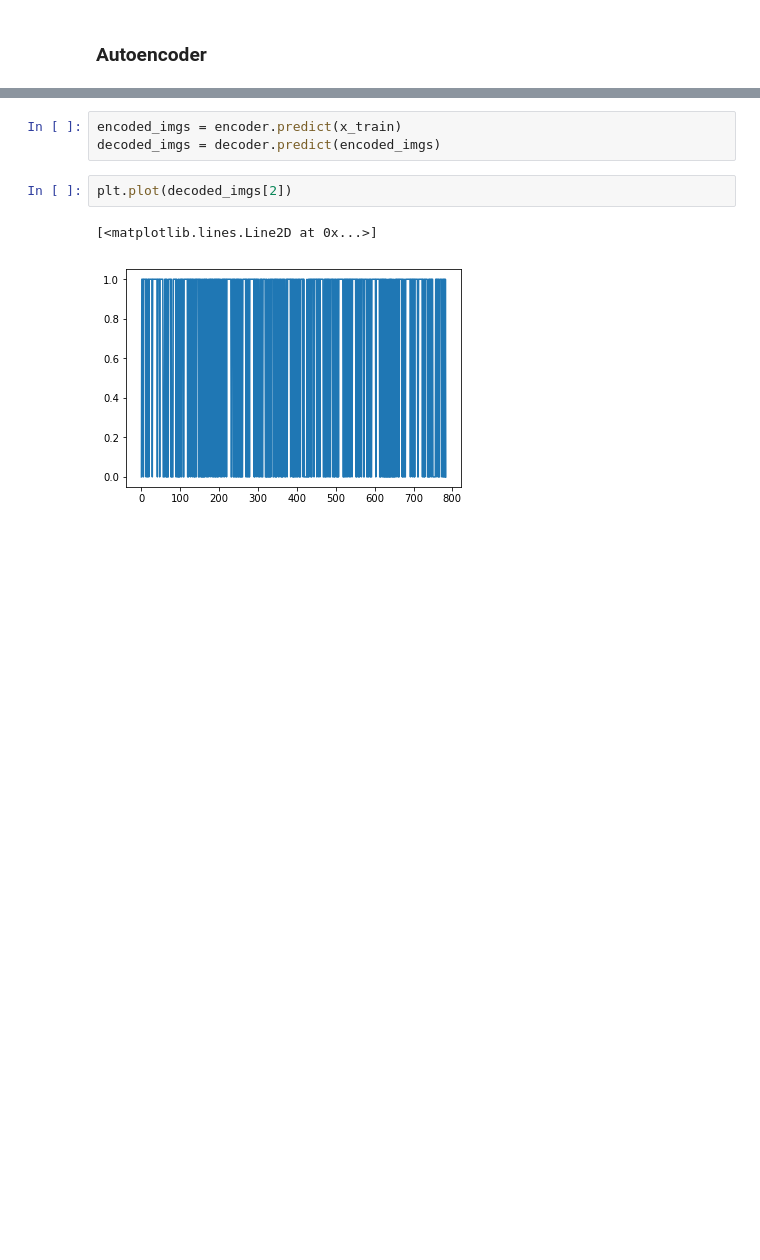
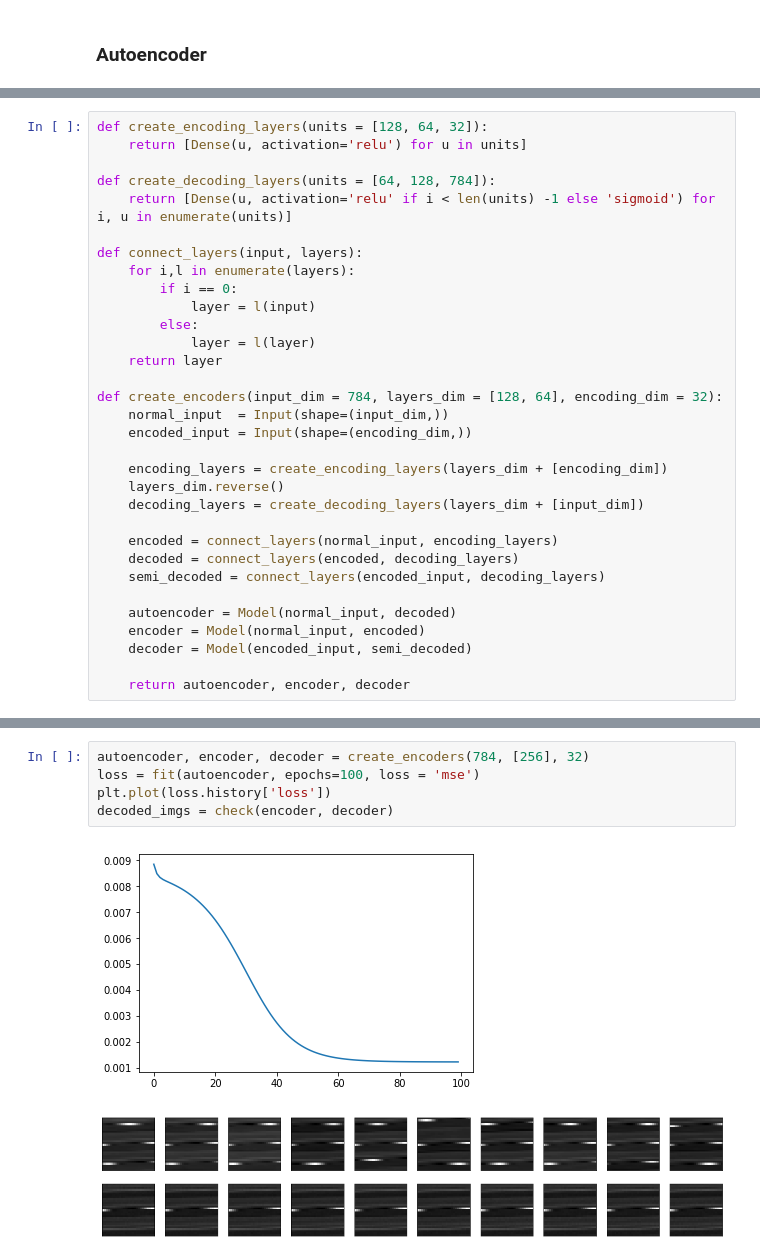
Before and after one commit to piotrbazan/machine-learning, a Jupyter notebook: projects/ecg/ecg.ipynb, the cells around one changed output, grey strips where cells are left out. Drawn from its saved outputs; the diff is of its cells as text; blank space fills up the shorter version.

```diff
--- a/projects/ecg/ecg.ipynb
+++ b/projects/ecg/ecg.ipynb
@@ -81,0 +55,32 @@ autoencoder.compile(optimizer='adadelta', loss='binary_crossentropy')
+# %%
+def create_encoding_layers(units = [128, 64, 32]):
+    return [Dense(u, activation='relu') for u in units]
+
+def create_decoding_layers(units = [64, 128, 784]):
+    return [Dense(u, activation='relu' if i < len(units) -1 else 'sigmoid') for i, u in enumerate(units)]
+
+def connect_layers(input, layers):
+    for i,l in enumerate(layers):
+        if i == 0:
+            layer = l(input)
+        else:
+            layer = l(layer)
+    return layer
+
+def create_encoders(input_dim = 784, layers_dim = [128, 64], encoding_dim = 32):
+    normal_input  = Input(shape=(input_dim,))
+    encoded_input = Input(shape=(encoding_dim,))
+
+    encoding_layers = create_encoding_layers(layers_dim + [encoding_dim])
+    layers_dim.reverse()
+    decoding_layers = create_decoding_layers(layers_dim + [input_dim])
+
+    encoded = connect_layers(normal_input, encoding_layers)
+    decoded = connect_layers(encoded, decoding_layers)
+    semi_decoded = connect_layers(encoded_input, decoding_layers)
+
+    autoencoder = Model(normal_input, decoded)
+    encoder = Model(normal_input, encoded)
+    decoder = Model(encoded_input, semi_decoded)
+
+    return autoencoder, encoder, decoder
@@ -108,8 +143,8 @@ Epoch 5/5
-# %%
-encoded_imgs = encoder.predict(x_train)
-decoded_imgs = decoder.predict(encoded_imgs)
-# %%
-plt.plot(decoded_imgs[2])
-# %% [output]
-[<matplotlib.lines.Line2D at 0x...>]
-[figure, removed]
+# %%
+autoencoder, encoder, decoder = create_encoders(784, [256], 32)
+loss = fit(autoencoder, epochs=100, loss = 'mse')
+plt.plot(loss.history['loss'])
+decoded_imgs = check(encoder, decoder)
+# %% [output]
+[figure, added]
+[figure, added]
```
Also changed, not shown: parts of 17 cells of this notebook, 1 other file.
